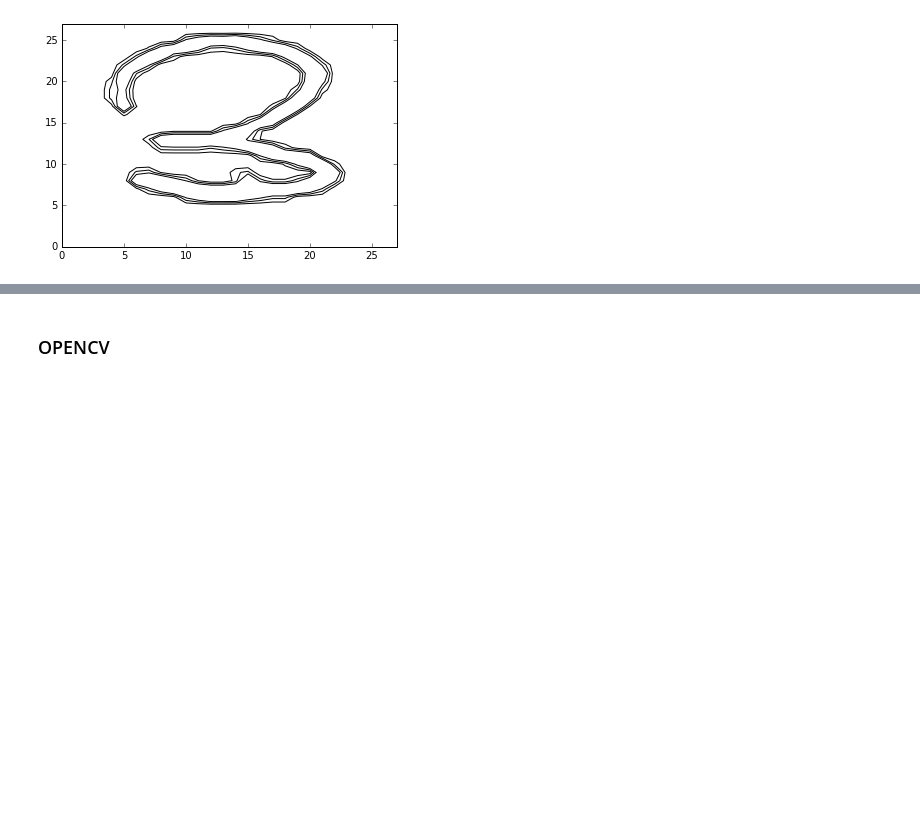
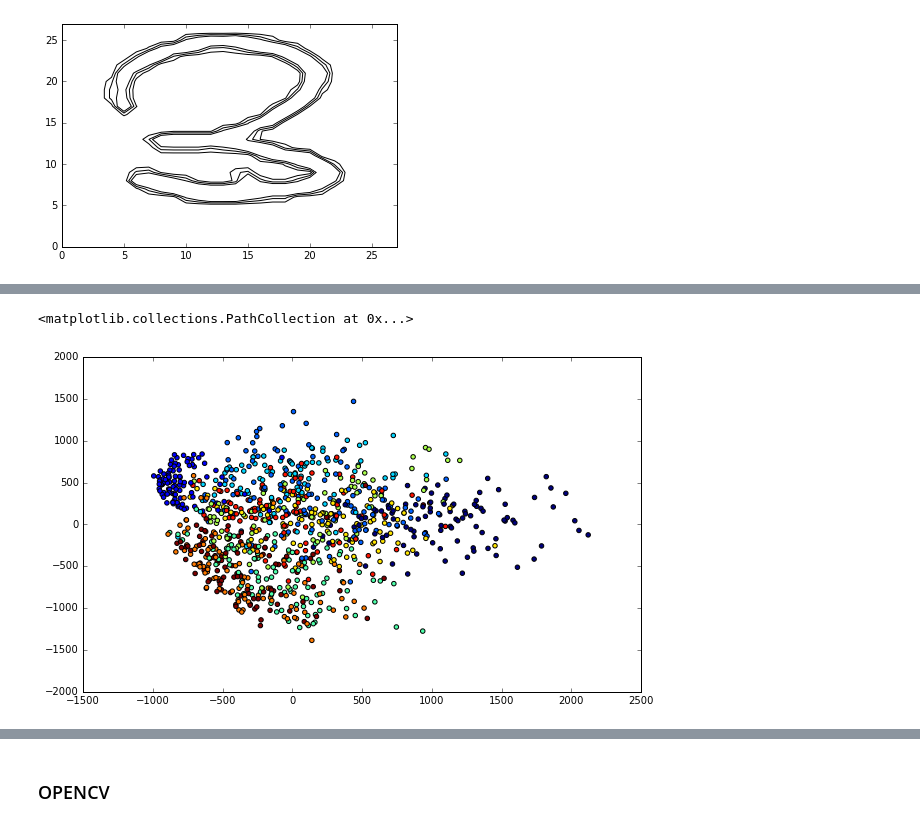
Before and after one commit to mrbazzik/mnist, a Jupyter notebook: Classifying a digit (MNIST).ipynb, the cells around one changed output, grey strips where cells are left out. Drawn from its saved outputs; the diff is of its cells as text; code cells hidden in the pictures; blank space fills up the shorter version.

```diff
--- a/Classifying a digit (MNIST).ipynb
+++ b/Classifying a digit (MNIST).ipynb
@@ -57,0 +74,6 @@ pylab.contour(np.reshape(X_train.ix[7,:],(28,28)),cmap='gray', vmin=127, vmax=12
+# %%
+pylab.figure(figsize=(10, 6))
+pylab.scatter(data_2d_pca[:,0], data_2d_pca[:,1], c = y[:1000])
+# %% [output]
+<matplotlib.collections.PathCollection at 0x...>
+[figure, added]
```
Also changed, not shown: parts of 39 cells of this notebook.
